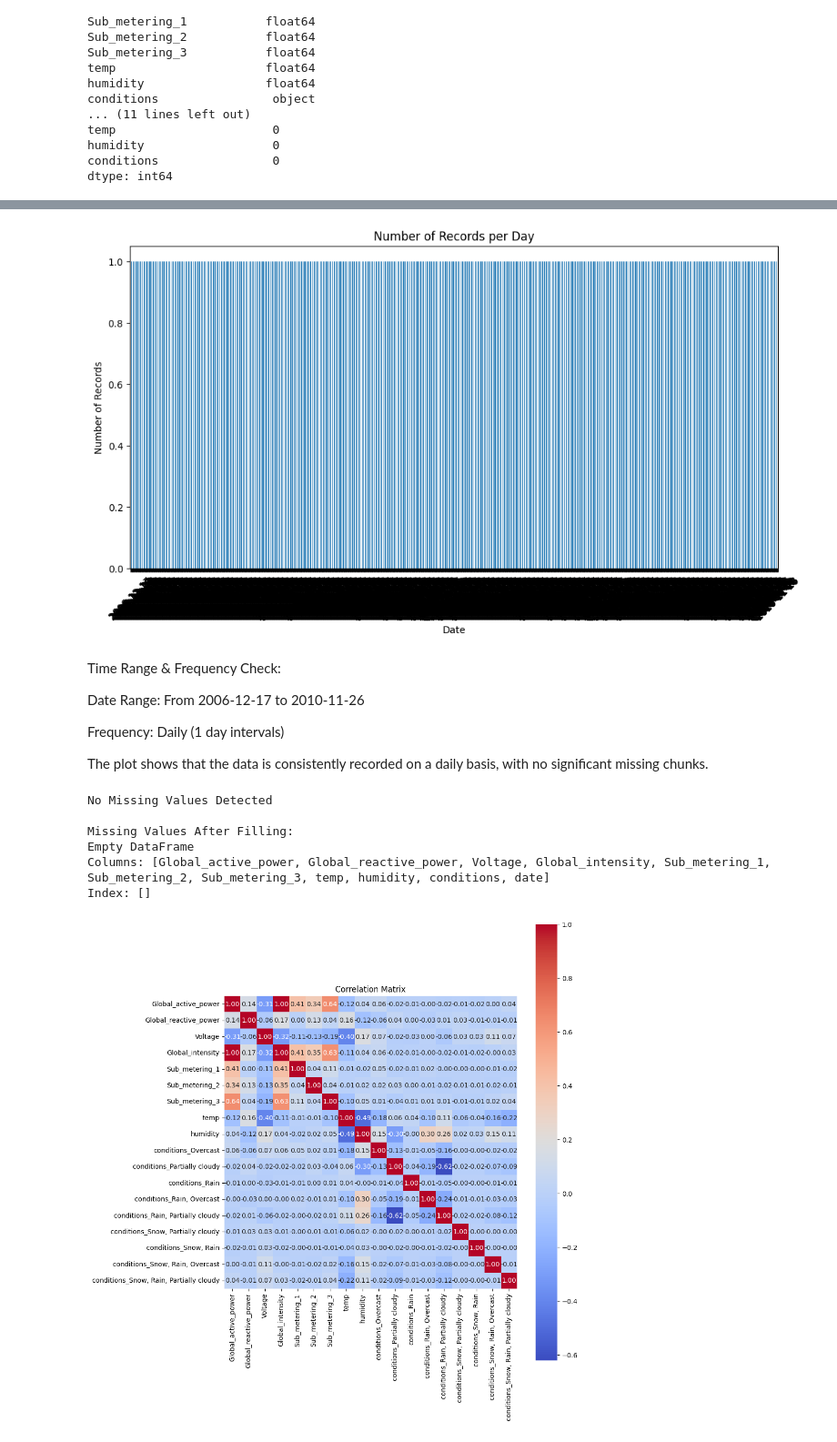
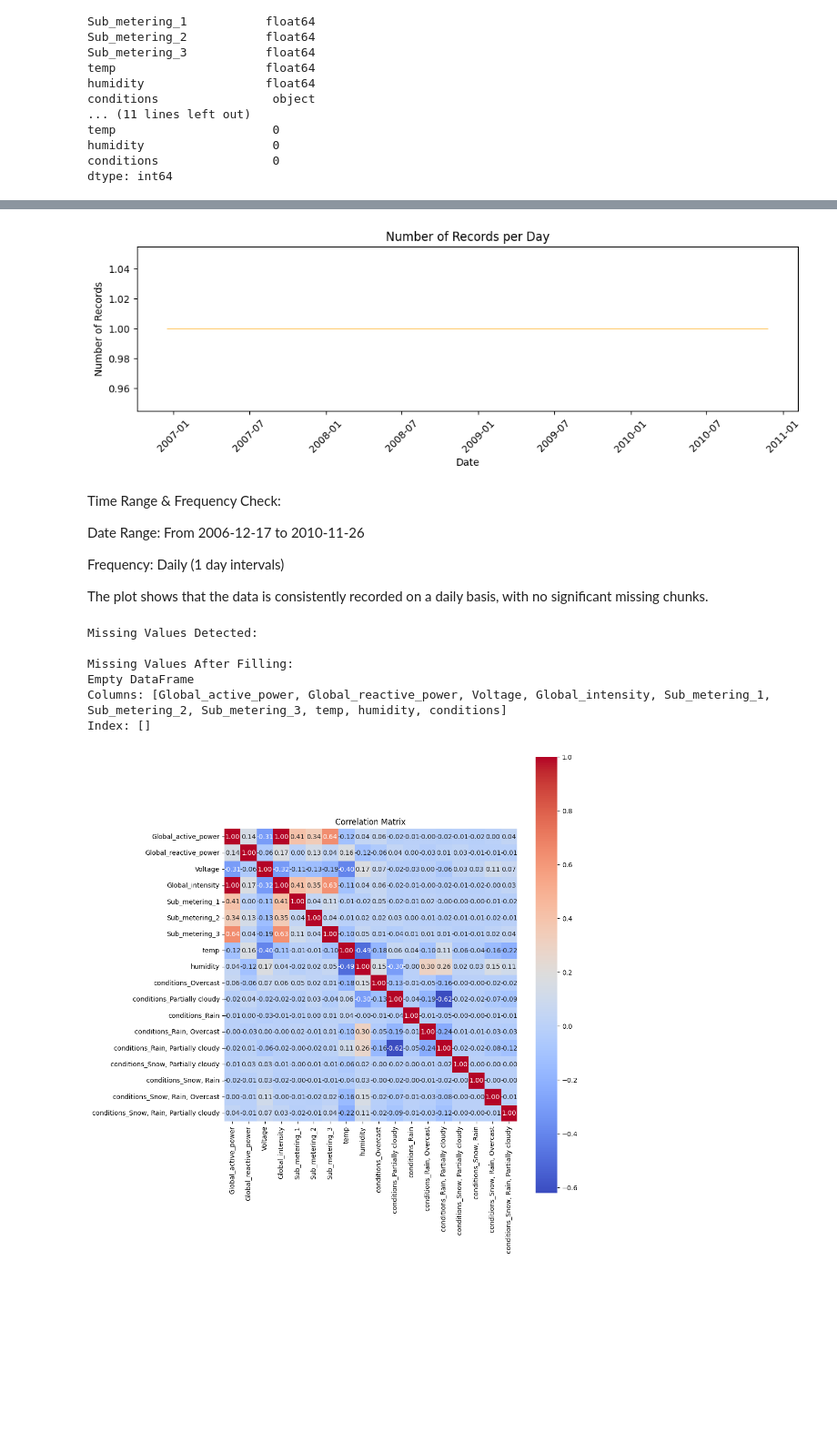
Before and after one commit to bhusalgokarna/Ds_FinalProject, a Jupyter notebook: notebooks/analysis_energy_consumption.ipynb, the cells around one changed output, grey strips where cells are left out. Shown at 91% size. Saved outputs shown, nothing was run; the diff lists cells and outputs as text; code cells hidden in the pictures; blank space fills up the shorter version.

```diff
--- a/notebooks/analysis_energy_consumption.ipynb
+++ b/notebooks/analysis_energy_consumption.ipynb
@@ -114,15 +110,16 @@ Basic Statistics:
 # %%
 # plot the number of records per day to detect gaps or irregularities
 df['date'] = df.index.date
-df['date'].value_counts().sort_index().plot(kind='bar', figsize=(12, 6))
+
+df['date'].value_counts().sort_index().plot(kind='line', figsize=(12, 3),color='orange', linewidth=0.5)
 plt.title('Number of Records per Day')
 plt.xlabel('Date')
 plt.ylabel('Number of Records')
 plt.xticks(rotation=45)
 
 plt.show()
 # %% [output]
-[figure, old version]
+[figure, new version]
 # %% [markdown]
 Time Range & Frequency Check:
 
@@ -136,22 +133,20 @@ The plot shows that the data is consistently recorded on a daily basis, with no
 missing_dates = df[df.isnull().any(axis=1)]
 if not missing_dates.empty:
     print("\nMissing Values Detected:")
-    print(missing_dates)
+    # filling missing values with forward and backward fill
+    df.fillna(method='ffill', inplace=True)
+    df.fillna(method='bfill', inplace=True)
+    # Check for missing values again
+    print("\nMissing Values After Filling:")
+    print(df[df.isnull().any(axis=1)])
 else:
     print("\nNo Missing Values Detected")
-
-# filling missing values with forward and backward fill
-df.fillna(method='ffill', inplace=True)
-df.fillna(method='bfill', inplace=True)
-# Check for missing values again
-print("\nMissing Values After Filling:")
-print(df[df.isnull().any(axis=1)])
 # %% [output]
-No Missing Values Detected
+Missing Values Detected:
 
 Missing Values After Filling:
 Empty DataFrame
-Columns: [Global_active_power, Global_reactive_power, Voltage, Global_intensity, Sub_metering_1, Sub_metering_2, Sub_metering_3, temp, humidity, conditions, date]
+Columns: [Global_active_power, Global_reactive_power, Voltage, Global_intensity, Sub_metering_1, Sub_metering_2, Sub_metering_3, temp, humidity, conditions]
 Index: []
 # %%
 # Before checking the correlation matrix we need to deal our categorical variables
```
Also changed, not shown: parts of 26 cells of this notebook.
